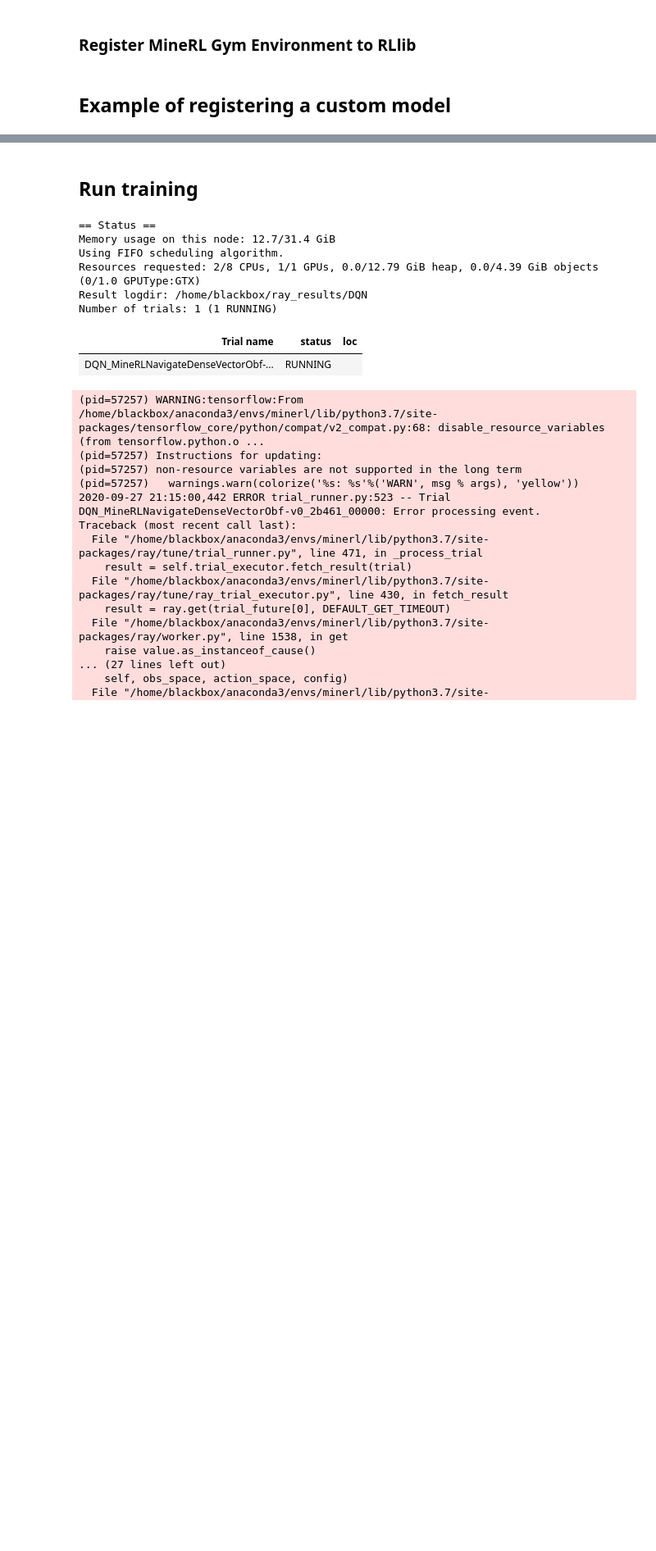
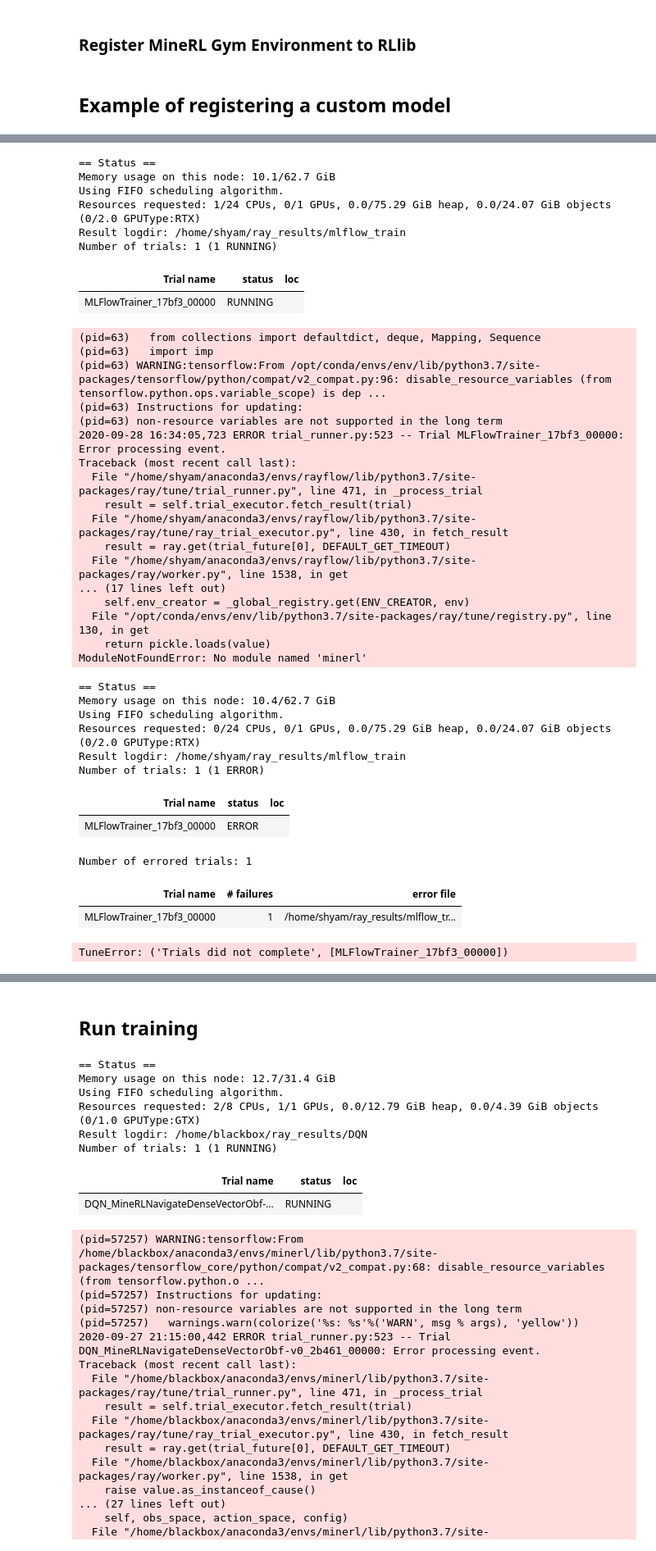
Before and after one commit to seantey/minerl-rllib, a Jupyter notebook: experimental_notebooks/minerl_2020_rllib-Test8-JFrost.ipynb, the cells around one changed output, grey strips where cells are left out. Shown at 82% size. Saved outputs shown, nothing was run; the diff lists cells and outputs as text; code cells hidden in the pictures; blank space fills up the shorter version.

```diff
--- a/experimental_notebooks/minerl_2020_rllib-Test8-JFrost.ipynb
+++ b/experimental_notebooks/minerl_2020_rllib-Test8-JFrost.ipynb
@@ -90,0 +135,14 @@ ModelCatalog.register_custom_model("fc_pov", TorchCustomModel)
+# %%
+from rayflow.tune import Tune
+t = Tune()
+# %%
+run_id, output_config, experiment_analysis = t.run_training(
+               trainer=PPOTrainer,
+               name=train_name,
+               stop=stop,
+               mlflow_logging_config=mlflow_logging_config,
+               trainer_config=trainer_config,
+               saver_config=saver_config,
+               tune_args=tune_args,
+               )
+# %% [output]
@@ -90,0 +150,37 @@ ModelCatalog.register_custom_model("fc_pov", TorchCustomModel)
+== Status ==
+Memory usage on this node: 10.1/62.7 GiB
+Using FIFO scheduling algorithm.
+Resources requested: 1/24 CPUs, 0/1 GPUs, 0.0/75.29 GiB heap, 0.0/24.07 GiB objects (0/2.0 GPUType:RTX)
+Result logdir: /home/shyam/ray_results/mlflow_train
+Number of trials: 1 (1 RUNNING)
+| Trial name | status | loc |
+| MLFlowTrainer_17bf3_00000 | RUNNING |  |
+(pid=63)   from collections import defaultdict, deque, Mapping, Sequence
+(pid=63)   import imp
+(pid=63) WARNING:tensorflow:From /opt/conda/envs/env/lib/python3.7/site-packages/tensorflow/python/compat/v2_compat.py:96: disable_resource_variables (from tensorflow.python.ops.variable_scope) is dep ...
+(pid=63) Instructions for updating:
+(pid=63) non-resource variables are not supported in the long term
+2020-09-28 16:34:05,723 ERROR trial_runner.py:523 -- Trial MLFlowTrainer_17bf3_00000: Error processing event.
+Traceback (most recent call last):
+  File "/home/shyam/anaconda3/envs/rayflow/lib/python3.7/site-packages/ray/tune/trial_runner.py", line 471, in _process_trial
+    result = self.trial_executor.fetch_result(trial)
+  File "/home/shyam/anaconda3/envs/rayflow/lib/python3.7/site-packages/ray/tune/ray_trial_executor.py", line 430, in fetch_result
+    result = ray.get(trial_future[0], DEFAULT_GET_TIMEOUT)
+  File "/home/shyam/anaconda3/envs/rayflow/lib/python3.7/site-packages/ray/worker.py", line 1538, in get
+... (17 lines left out)
+    self.env_creator = _global_registry.get(ENV_CREATOR, env)
+  File "/opt/conda/envs/env/lib/python3.7/site-packages/ray/tune/registry.py", line 130, in get
+    return pickle.loads(value)
+ModuleNotFoundError: No module named 'minerl'
+== Status ==
+Memory usage on this node: 10.4/62.7 GiB
+Using FIFO scheduling algorithm.
+Resources requested: 0/24 CPUs, 0/1 GPUs, 0.0/75.29 GiB heap, 0.0/24.07 GiB objects (0/2.0 GPUType:RTX)
+Result logdir: /home/shyam/ray_results/mlflow_train
+Number of trials: 1 (1 ERROR)
+| Trial name | status | loc |
+| MLFlowTrainer_17bf3_00000 | ERROR |  |
+Number of errored trials: 1
+| Trial name | # failures | error file |
+| MLFlowTrainer_17bf3_00000 | 1 | /home/shyam/ray_results/mlflow_tr... |
+TuneError: ('Trials did not complete', [MLFlowTrainer_17bf3_00000])
```
Also changed, not shown: parts of 9 cells of this notebook, 4 other files.
